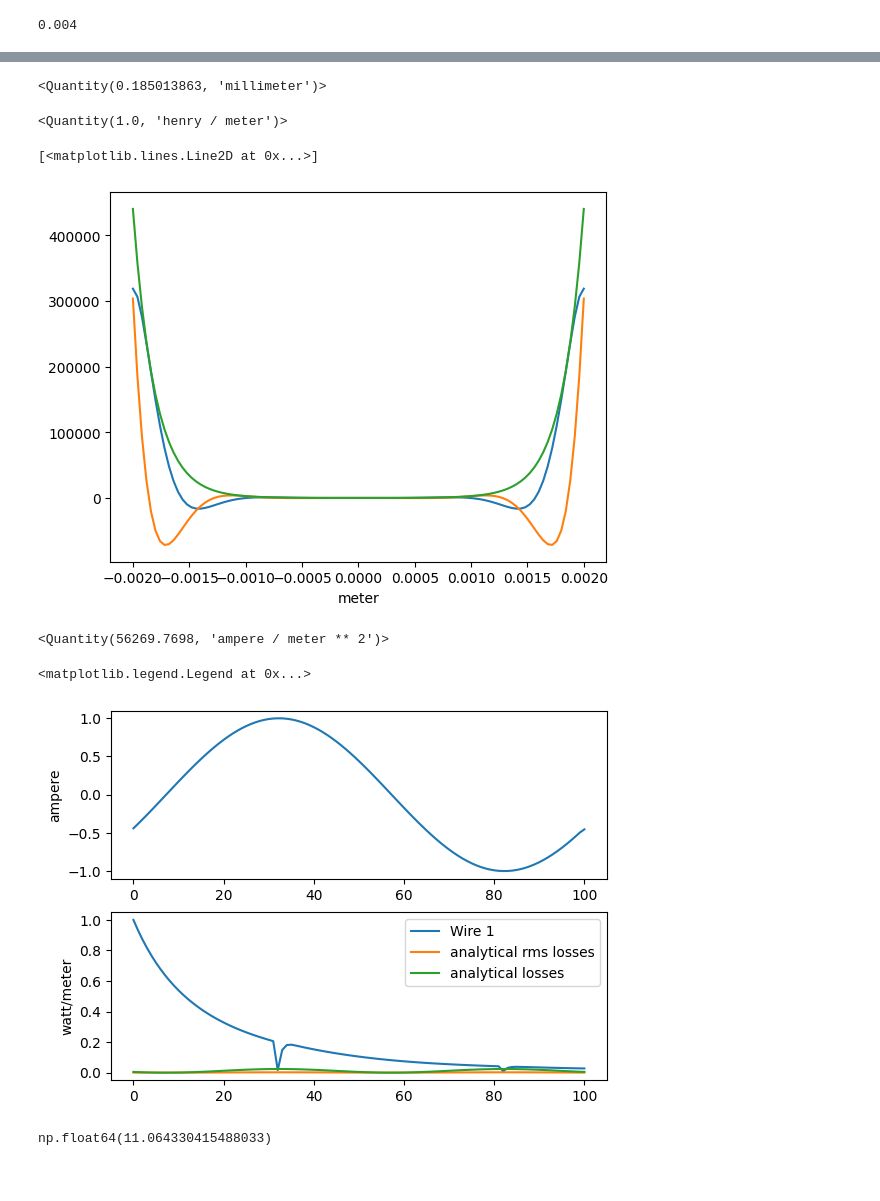
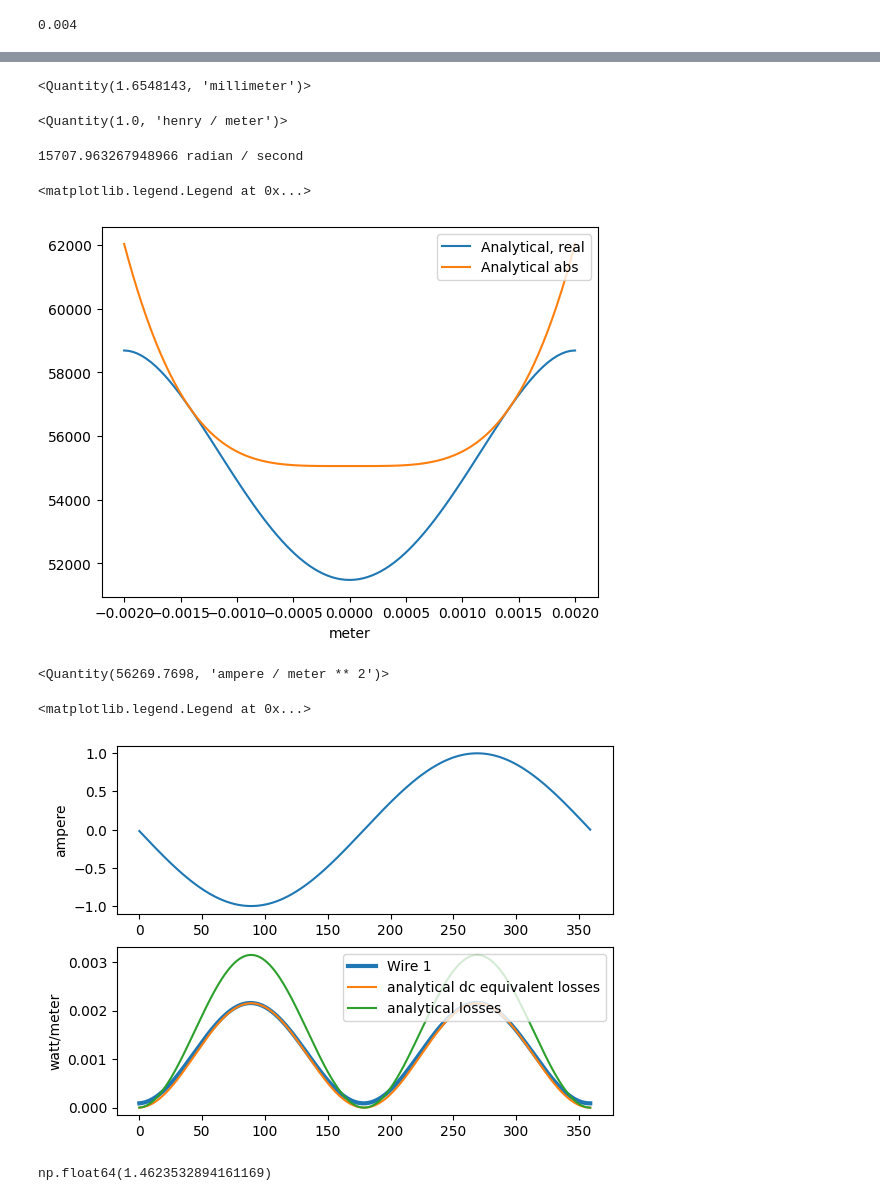
Before and after one commit to mjfwest/elmer-elmag, a Jupyter notebook: 1_wire/Investigation.ipynb, the cells around one changed output, grey strips where cells are left out. Saved outputs shown, nothing was run; the diff lists cells and outputs as text; code cells hidden in the pictures.

```diff
--- a/1_wire/Investigation.ipynb
+++ b/1_wire/Investigation.ipynb
@@ -60,0 +35,20 @@ print(f'{len(vtu_files)} vtu files found')
+# %%
+diameter = 4e-3 * Q.meter
+conductivity = 37e6 * Q.siemens / Q.meter
+resistivity = 1 / conductivity
+frequency = 2500 * Q.Hz
+
+resistance = 1 / (conductivity * np.pi * diameter**2 / 4)
+resistance.to(Q.ohm/Q.meter)
+
+omega = (frequency * 2 * np.pi).to(Q.rad/Q.second)
+stepsPerPeriod = len(vtu_files)
+periods = 1
+nsteps = periods*stepsPerPeriod
+
+MU_0 = _mu_0 * Q.henry / Q.meter
+mu_r = 1
+mu = mu_r * MU_0
+
+dt = (1/(nsteps * frequency)).to(Q.second)
+dt
@@ -61,2 +57,16 @@ print(f'{len(vtu_files)} vtu files found')
 # %%
-mesh_t0 = pv.read(os.path.join(os.curdir,'results', vtu_files[2]))
+tidx= 90
+mesh_t0 = pv.read(os.path.join(os.curdir,'results', vtu_files[tidx]))
+mesh_t0['magnetic flux density mag'] = np.linalg.norm(mesh_t0['magnetic flux density e'], axis=1)
+# %%
+min_x, max_x, min_y, max_y, min_z, max_z = mesh_t0.GetBounds()
+# %%
+p = pv.Plotter(notebook=True)
+# calculate the magnetic flux density magnitude
+p.add_mesh(mesh_t0, scalars='magnetic flux density mag', show_edges=False, cmap='jet')
+p.set_viewup([0,1,0])
+p.camera.zoom('tight')
+p.add_mesh(pv.Line((min_x,0, 0), (-diameter.to_base_units().m/2, 0, 0)), color='white', line_width=5)
+p.show()
+
+line_sample = mesh_t0.sample_over_line((min_x,0, 0), (-diameter.to_base_units().m/2, 0, 0), resolution=RESOLUTION)
@@ -134,7 +155,7 @@ p.close()
 delta = np.sqrt((2 * resistivity)/((2*np.pi*frequency).to(Q.rad/Q.s) * mu))
 delta.to(Q.mm)
 # %% [output]
-<Quantity(0.185013863, 'millimeter')>
+<Quantity(1.6548143, 'millimeter')>
 # %%
 mu / (4e-7 *np.pi)
 # %% [output]
@@ -154,12 +176,14 @@ def J(r, i, diameter, resistivity, frequency, mu):
 # %%
 j = J(wire_positions, 1/np.sqrt(2) * Q.A, diameter, resistivity, frequency, mu)
 
-plt.plot(wire_positions, j.real, label='Analytical')
-plt.plot(wire_positions, j.imag, label='Analytical')
-plt.plot(wire_positions, np.abs(j), label='Analytical')
+plt.plot(wire_positions, j.real, label='Analytical, real')
+#plt.plot(wire_positions, j.imag, label='Analytical, imag')
+plt.plot(wire_positions, np.abs(j), label='Analytical abs')
+plt.legend( loc='upper right')
 # %% [output]
-[<matplotlib.lines.Line2D at 0x...>]
+15707.963267948966 radian / second
+<matplotlib.legend.Legend at 0x...>
-[figure, old version]
+[figure, new version]
 # %%
 1/np.sqrt(2) * Q.A / (np.pi * (diameter/2)**2).to(Q.m**2)
 # %% [output]
@@ -170,21 +194,21 @@ f_skin = 0.5 * (r.to_base_units().magnitude * iv(0, r.to_base_units().magnitude)
 # %%
 
 fig = plt.figure()
 ax1 = fig.add_subplot(211)
 ax1.plot(wire_currrent[:,0], label='Wire 1')
 
 ax2 = fig.add_subplot(212)
-ax2.plot(wire_joule_heating[:,0], label='Wire 1')
-ax2.plot(wire_currrent[:,0]**2 * resistance , label='analytical rms losses')
+ax2.plot(wire_joule_heating[:,0], label='Wire 1', linewidth=3)
+ax2.plot(wire_currrent[:,0]**2 * resistance , label='analytical dc equivalent losses')
 ax2.plot(wire_currrent[:,0]**2 * resistance * f_skin, label='analytical losses')
 ax2.legend()
 # %% [output]
 <matplotlib.legend.Legend at 0x...>
-[figure, old version]
+[figure, new version]
 # %%
 f_skin
 # %% [output]
-np.float64(11.064330415488033)
+np.float64(1.4623532894161169)
 # %%
 np.sqrt(np.mean(wire_current_density**2, axis=0))
 # %% [output]
```
Also changed, not shown: parts of 14 cells of this notebook, 10 other files.
